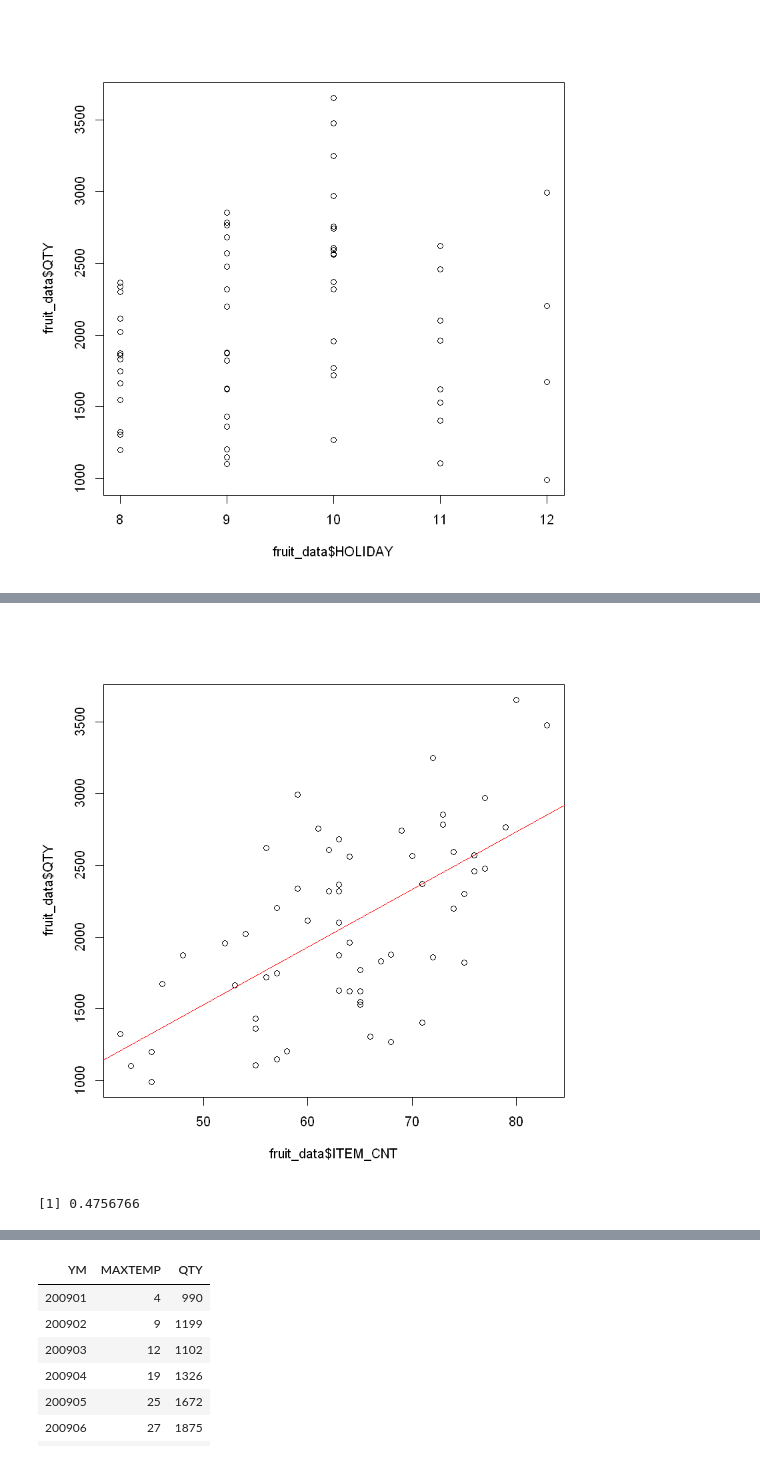
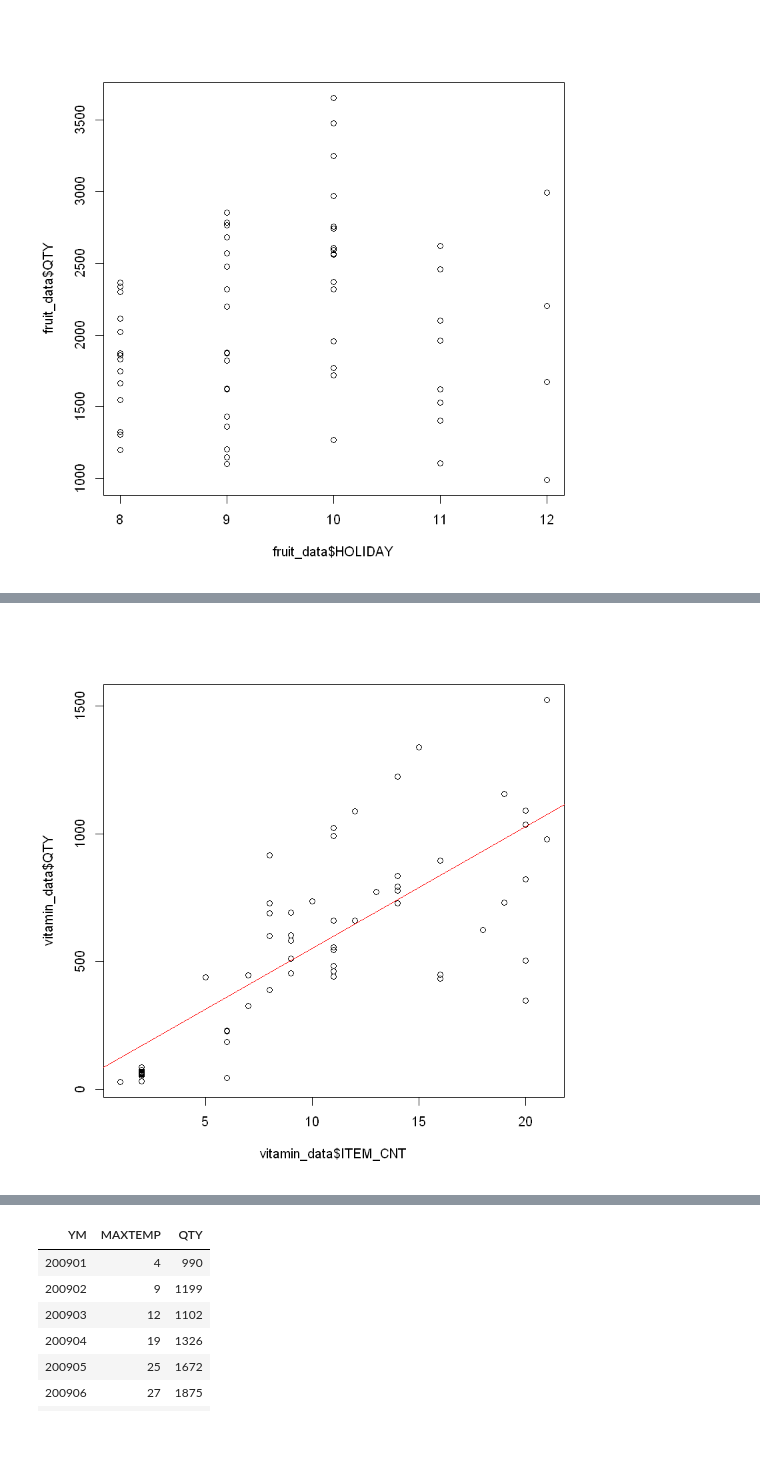
Before and after one commit to Seungki-Jeong/R_Practice, a Jupyter notebook: 개인.ipynb, the cells around one changed output, grey strips where cells are left out. Cells and saved outputs as stored; diff of their text form; code cells hidden in the pictures.

```diff
--- a/개인.ipynb
+++ b/개인.ipynb
@@ -355,2 +761,3 @@ cor(fruit_data$QTY, fruit_data$ITEM_CNT)
 # %%
-a = lm(QTY ~ ITEM_CNT, data = fruit_data)
+a = lm(QTY ~ ITEM_CNT, vitamin_data)
+summary(a)
@@ -357,9 +782,5 @@ a = lm(QTY ~ ITEM_CNT, data = fruit_data)
 # %%
-plot(x = fruit_data$ITEM_CNT, y = fruit_data$QTY)
+plot(vitamin_data$ITEM_CNT, vitamin_data$QTY)
 abline(a, col = 2)
 # %% [output]
-[figure, old version]
+[figure, new version]
-# %%
-cor(fruit_data$RAIN_DAY, fruit_data$QTY)
-# %% [output]
-[1] 0.4756766
```
Also changed, not shown: parts of 77 cells of this notebook, 1 other file.
